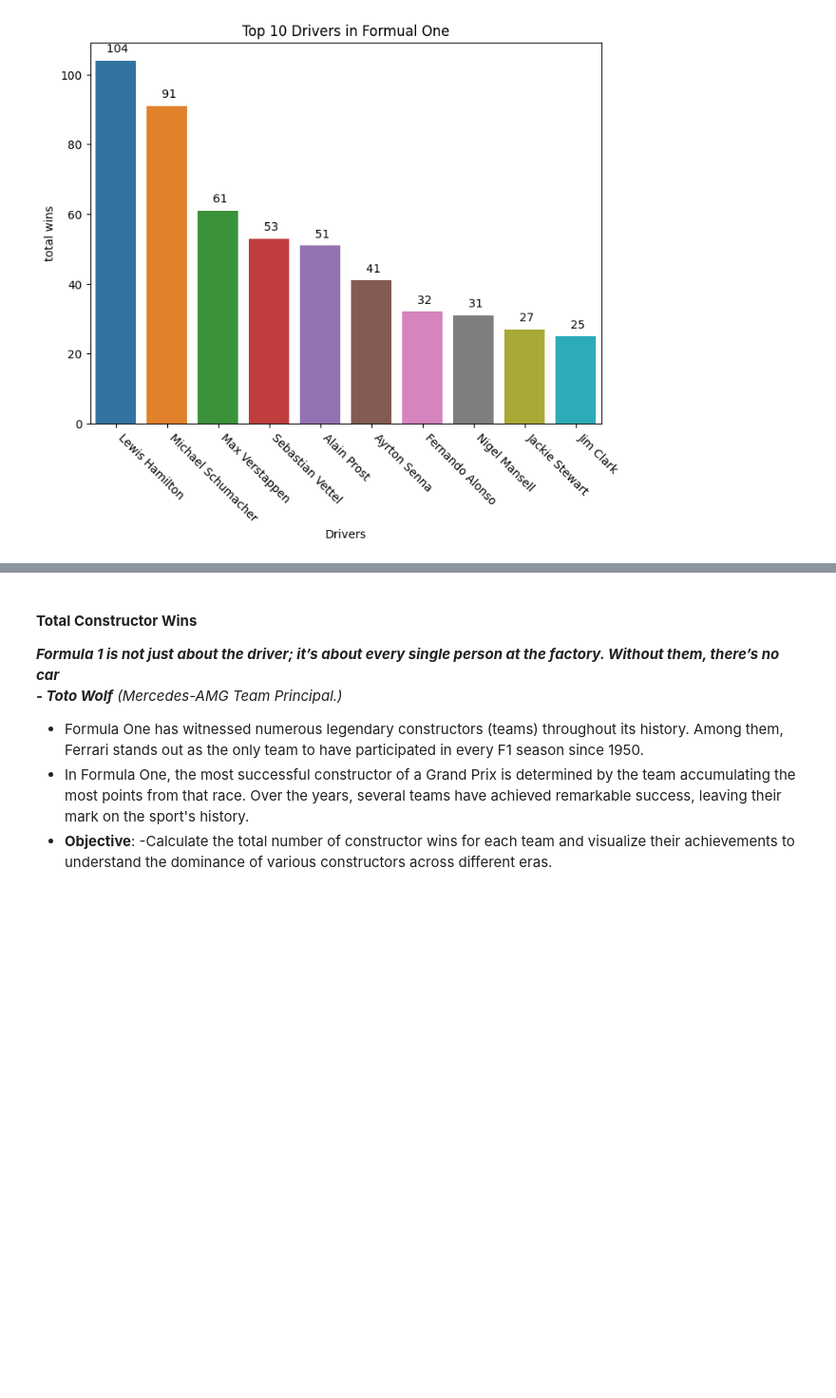
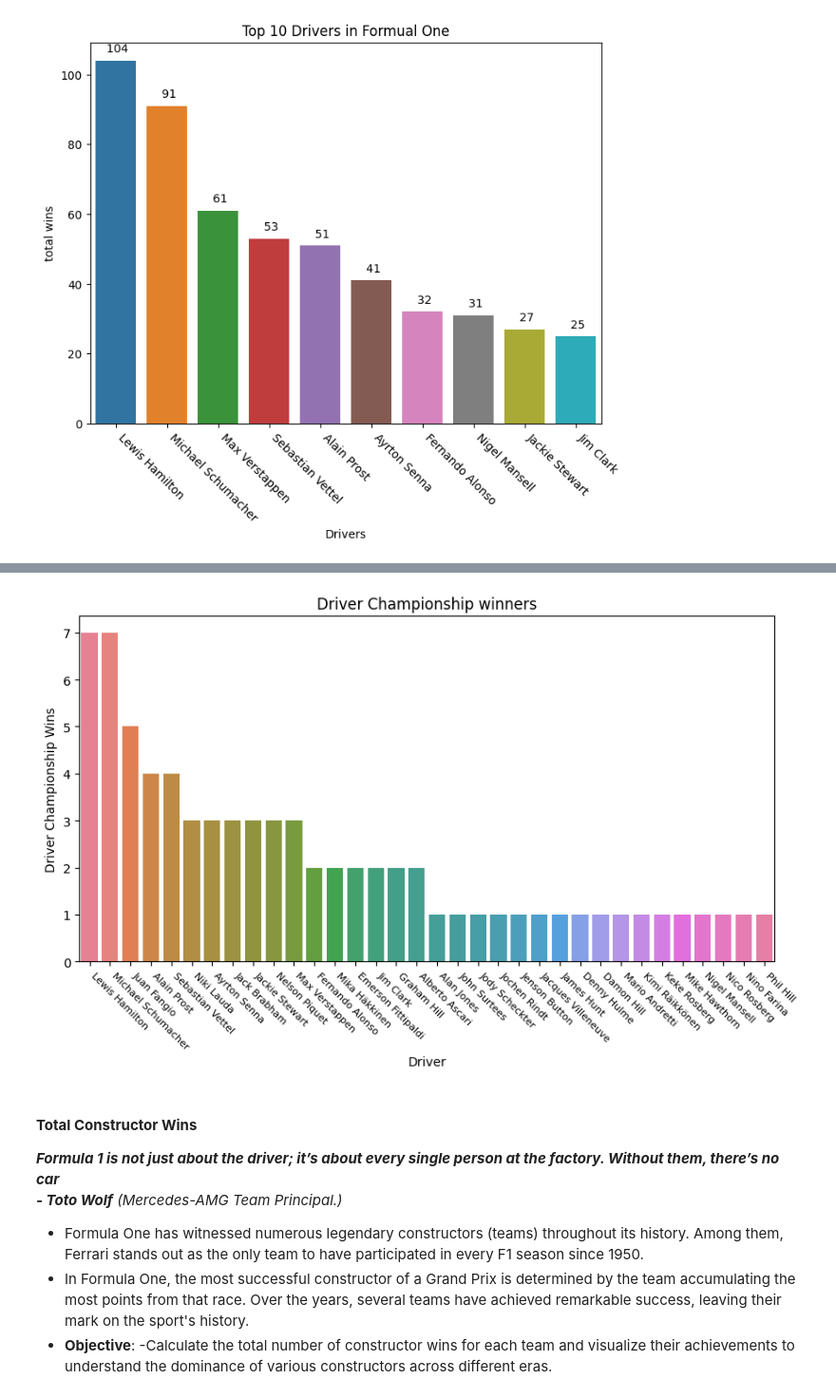
Before and after one commit to sagarverma29/F1-World-Championship-Analysis, a Jupyter notebook: Formula 1 EDA.ipynb, the cells around one changed output, grey strips where cells are left out. Shown at 95% size. Drawn from its saved outputs; the diff is of its cells as text; code cells hidden in the pictures; blank space fills up the shorter version.

```diff
--- a/Formula 1 EDA.ipynb
+++ b/Formula 1 EDA.ipynb
@@ -361,0 +368,18 @@ plt.show()
+# %%
+query = """
+SELECT year, name
+FROM driver_standings AS ds
+JOIN(
+SELECT year, raceId
+FROM races
+GROUP BY year
+HAVING MAX(round)
+)AS max_race
+ON max_race.raceId = ds.raceId
+JOIN drivers AS d
+ON d.driverId = ds.driverId
+WHERE position = 1
+ORDER BY year DESC
+"""
+driver_championship_df = pd.read_sql(query, engine)
+driver_championship_df.head()
@@ -362,3 +393,16 @@ plt.show()
+# %%
+driver_championship_df = driver_championship_df.groupby(by= 'Name').size().reset_index(name= 'Driver Championship Wins').sort_values(by= 'Driver Championship Wins', ascending= False)
+# %%
+driver_championship_df.reset_index(drop= True, inplace=True)
+# %%
+plt.figure(figsize = (10,5))
+sns.barplot(data= driver_championship_df, x= 'Name', y= 'Driver Championship Wins', hue= 'Name')
+plt.xlabel('Driver')
+plt.xticks(rotation = -45, ha= 'left', va= 'top', fontsize= 8)
+plt.title('Driver Championship winners')
+plt.show()
+# %% [output]
+[figure, added]
 # %% [markdown]
 #### **Total Constructor Wins**
 ***Formula 1 is not just about the driver; it’s about every single person at the factory. Without them, there’s no car<br> - Toto Wolf*** *(Mercedes-AMG Team Principal.)*
```
Also changed, not shown: parts of 5 cells of this notebook.
